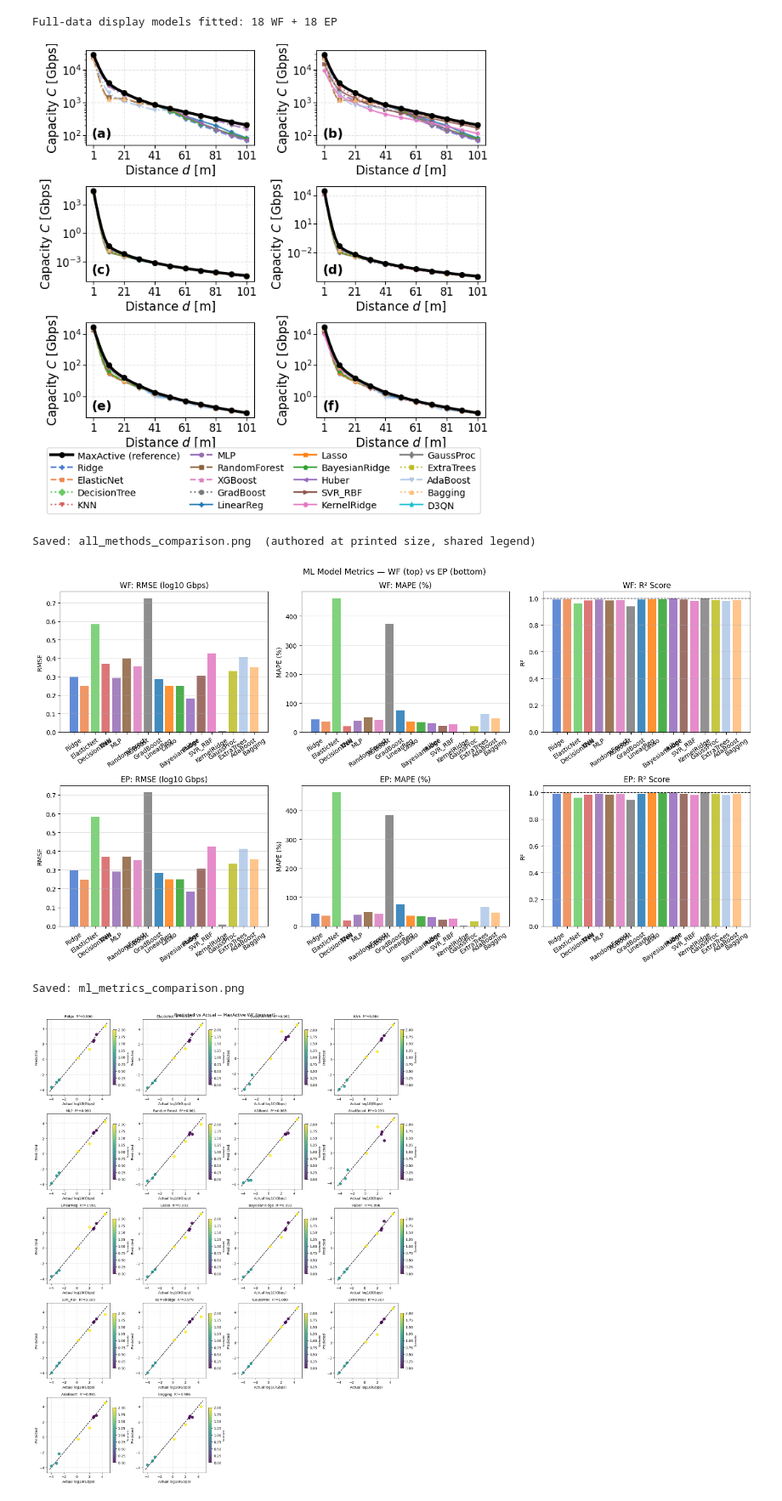
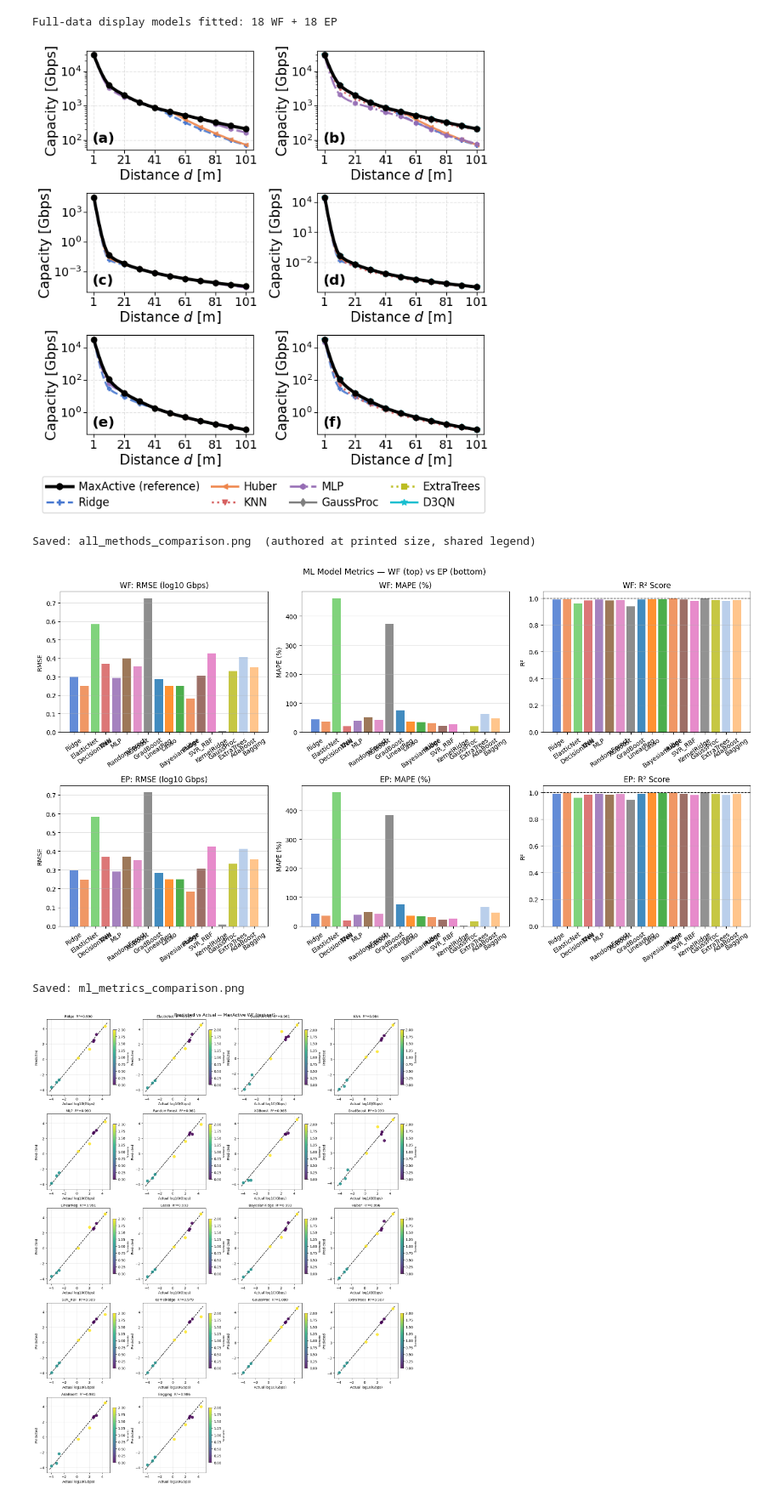
Before and after one commit to korhanerdogdu/thz-drone-channel-selection-ml, a Jupyter notebook: thz_d3qn_v4.ipynb, the cells around one changed output. Shown at 85% size. Drawn from its saved outputs; the diff is of its cells as text; code cells hidden in the pictures.

```diff
--- a/thz_d3qn_v4.ipynb
+++ b/thz_d3qn_v4.ipynb
@@ -789,7 +789,7 @@ for p in panels:
     slog(ax, dist_axis, to_gbps(p['EP']), color=colors['EP'], marker='s', ls='--',
          lw=1.8, ms=6, label='MaxActive, EP')
     ax.set_xlabel('Distance $d$ [m]', fontsize=FS_LAB)
-    ax.set_ylabel('Capacity $C$ [Gbps]', fontsize=FS_LAB)
+    ax.set_ylabel('Capacity [Gbps]', fontsize=FS_LAB)
     ax.set_xticks(dist_axis[::2])
     ax.tick_params(axis='both', which='major', labelsize=FS_TICK)
     ax.legend(fontsize=FS_LEG, loc='upper right', framealpha=0.92)
@@ -822,7 +822,7 @@ for lab, wf, ep, col, mk in series:
          lw=1.9, ms=0, zorder=8,
          label='MaxActive, EP (all scenarios)' if lab == 'Aligned' else None)
 ax.set_xlabel('Distance $d$ [m]', fontsize=20.5)
-ax.set_ylabel('Capacity $C$ [Gbps]', fontsize=20.5)
+ax.set_ylabel('Capacity [Gbps]', fontsize=20.5)
 ax.set_xticks(dist_axis[::2])
 ax.tick_params(axis='both', which='major', labelsize=17.5)
 ax.grid(True, which='both', ls='--', alpha=0.4)
@@ -2242,7 +2242,7 @@ STYLE = {
     'LinearReg':     ('#1f77b4', 'P-',  1.2),
     'Lasso':         ('#ff7f0e', 'X-',  1.2),
     'BayesianRidge': ('#2ca02c', 'p-',  1.2),
-    'Huber':         ('#9467bd', '<-',  1.2),
+    'Huber':         ('#EE854A', '<-',  1.2),   # orange: was #9467bd, indistinguishable from MLP's purple
     'SVR_RBF':       ('#8c564b', '>-',  1.2),
     'KernelRidge':   ('#e377c2', 'H-',  1.2),
     'GaussProc':     ('#7f7f7f', 'd-',  1.2),
@@ -2305,7 +2305,13 @@ CLIP_TO_MAXACTIVE = True
 # -- Presentation: the figure is authored at its FINAL PRINTED SIZE (IEEE two-column
 # textwidth = 7.16 in) with journal-scale fonts, so nothing shrinks when it is placed in
 # the paper. No titles: panels carry tags (a)-(f) and share one legend.
-FS_LAB, FS_TICK, FS_LEG, FS_TAG = 13.5, 12.0, 10.2, 14.0
+FS_LAB, FS_TICK, FS_LEG, FS_TAG = 15.0, 13.0, 12.0, 15.5
+
+# Paper figures show ONE REPRESENTATIVE PER MODEL FAMILY, not all 18: the complete
+# 18-model comparison is tabulated (nested-CV table), and plotting every model made the
+# panels unreadable. Families: regularized-linear, robust, instance-based, neural,
+# kernel/probabilistic, tree ensemble.
+FIG_MODELS = ['Ridge', 'Huber', 'KNN', 'MLP', 'GaussProc', 'ExtraTrees']
 tags = [['(a)', '(b)'], ['(c)', '(d)'], ['(e)', '(f)']]
 
 fig, axes = plt.subplots(3, 2, figsize=(7.16, 7.3))
@@ -2319,54 +2325,54 @@ for row, sc_name in enumerate(sc_order):
                                                   ('EP', y_ma_ep, results_EP)]):
         ax = axes[row, col]
         slog(ax, dist_axis, np.maximum(y_ma, 1e-12), color='k', marker='o', ls='-',
-             lw=3.0, ms=5.4, zorder=6)
-        for mname, res in results.items():
+             lw=3.4, ms=6.0, zorder=6)
+        for mname in FIG_MODELS:
             y_pred = predict_curve_full(mname, sc_name, alloc)
             if CLIP_TO_MAXACTIVE:
                 y_pred = np.minimum(y_pred, y_ma)
             c, mk, lw = STYLE.get(mname, ('gray', 'o-', 1.2))
             mkc, lsc = _mk_ls(mk)
             slog(ax, dist_axis, np.maximum(y_pred, 1e-12), color=c, marker=mkc, ls=lsc,
-                 lw=1.7, ms=3.9, alpha=0.85)
+                 lw=2.2, ms=5.0, alpha=0.9)
         if col == 1:
             c, mk, lw = STYLE['D3QN']
             y_d3 = d3qn_results[sc_name] / 1e9
             if CLIP_TO_MAXACTIVE:
                 y_d3 = np.minimum(y_d3, y_ma)
             slog(ax, dist_axis, np.maximum(y_d3, 1e-12), color=c, marker='*', ls='-',
-                 lw=1.7, ms=5.6, alpha=0.95, zorder=5)
+                 lw=2.4, ms=7.0, alpha=0.95, zorder=5)
 
         ax.set_xlabel('Distance $d$ [m]', fontsize=FS_LAB, labelpad=1.5)
-        ax.set_ylabel('Capacity $C$ [Gbps]', fontsize=FS_LAB, labelpad=1.5)
+        ax.set_ylabel('Capacity [Gbps]', fontsize=FS_LAB, labelpad=1.5)
         ax.set_xticks(dist_axis[::2])
         ax.tick_params(axis='both', which='major', labelsize=FS_TICK, pad=1.5)
         ax.grid(True, which='major', ls='--', alpha=0.35)
         ax.text(0.035, 0.05, tags[row][col], transform=ax.transAxes, fontsize=FS_TAG,
                 fontweight='bold', va='bottom', ha='left')
 
 # -- one shared legend for the whole figure (replaces six crowded per-panel legends) --
-def _legend_handles(model_names, with_d3qn=True, lw_ref=3.0, lw_m=1.7, ms=4.8):
+def _legend_handles(model_names, with_d3qn=True, lw_ref=3.4, lw_m=2.2, ms=6.0):
     h = [Line2D([], [], color='k', ls='-', marker='o', lw=lw_ref, ms=ms + 0.6,
                 label='MaxActive (reference)')]
     for n in model_names:
         c, mk, lw = STYLE.get(n, ('gray', 'o-', 1.2))
         mkc, lsc = _mk_ls(mk)
         h.append(Line2D([], [], color=c, ls=lsc, marker=mkc, lw=lw_m, ms=ms, label=n))
     if with_d3qn:
         h.append(Line2D([], [], color=STYLE['D3QN'][0], ls='-', marker='*', lw=lw_m,
                         ms=ms + 1.2, label='D3QN'))
     return h
 
-handles = _legend_handles(list(results_EP.keys()))
+handles = _legend_handles(FIG_MODELS)
 fig.legend(handles=handles, loc='lower center', ncol=4, fontsize=FS_LEG,
            frameon=True, bbox_to_anchor=(0.5, 0.0), columnspacing=1.1,
            handlelength=2.4, handletextpad=0.5, borderpad=0.4, labelspacing=0.35)
-fig.tight_layout(rect=[0, 0.125, 1, 1], h_pad=1.1, w_pad=1.4)
+fig.tight_layout(rect=[0.005, 0.085, 0.995, 0.99], h_pad=1.1, w_pad=1.4)
 plt.savefig('all_methods_comparison.png', dpi=400, bbox_inches='tight')
 plt.show()
 print('Saved: all_methods_comparison.png  (authored at printed size, shared legend)')
 # %% [output]
-[figure, old version]
+[figure, new version]
 Saved: all_methods_comparison.png  (authored at printed size, shared legend)
 # %%
 # Metrics bar charts (WF top row, EP bottom row)
@@ -2402,7 +2408,7 @@ plt.savefig('ml_metrics_comparison.png', dpi=150, bbox_inches='tight')
 plt.show()
 print('Saved: ml_metrics_comparison.png')
 # %% [output]
-[figure, old version]
+[figure, new version]
 Saved: ml_metrics_comparison.png
 # %%
 # Scatter plots: predicted vs actual (WF)
```
Also changed, not shown: parts of 13 cells of this notebook, 15 other files.
